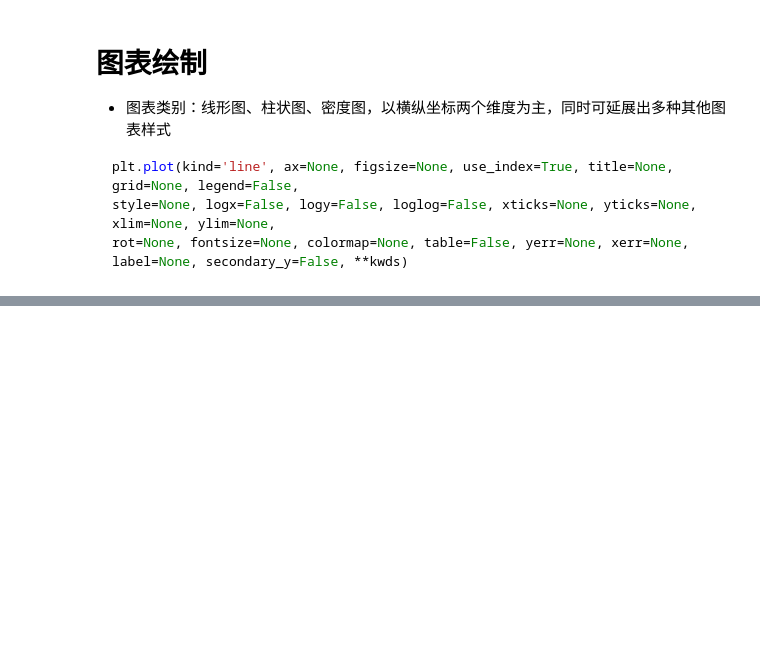
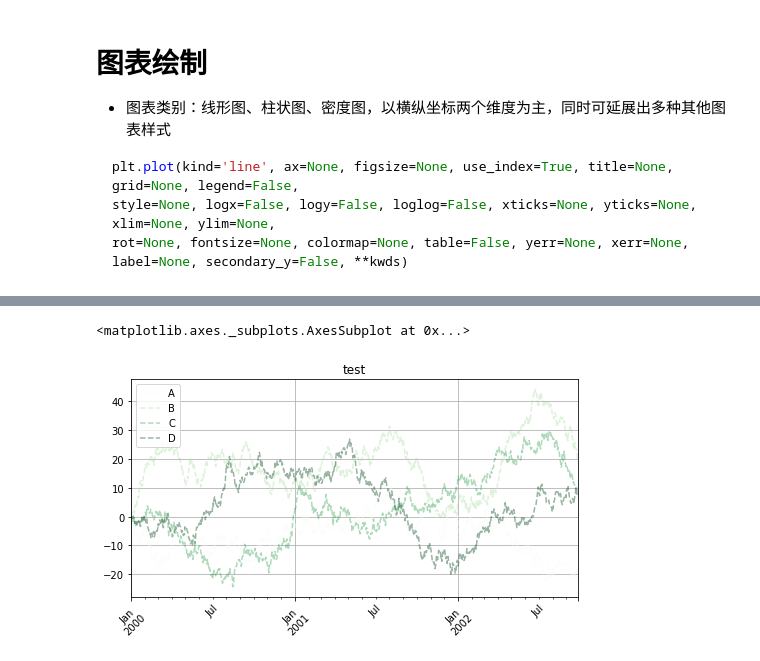
Before and after one commit to macnversion/python3, a Jupyter notebook: python3_books/pandas学习/matplotlib_exercise.ipynb, the cells around one changed output, grey strips where cells are left out. Saved outputs shown, nothing was run; the diff lists cells and outputs as text; code cells hidden in the pictures; blank space fills up the shorter version.

```diff
--- a/python3_books/pandas学习/matplotlib_exercise.ipynb
+++ b/python3_books/pandas学习/matplotlib_exercise.ipynb
@@ -134,0 +146,18 @@ ts.plot(kind='line',
+# %%
+# dataframe生层图表
+df = pd.DataFrame(np.random.randn(1000, 4), index=ts.index, columns=list('ABCD'))
+df = df.cumsum()
+df.plot(kind='line',
+       style='--',
+       alpha=0.4,
+       use_index=True,
+       rot=45,
+       grid=True,
+       figsize=(8,4),
+       title='test',
+       legend=True,
+       subplots=False, # subplots=True，比对不同的结果
+       colormap='Greens')
+# %% [output]
+<matplotlib.axes._subplots.AxesSubplot at 0x...>
+[figure, added]
```
Also changed, not shown: parts of 4 cells of this notebook.
